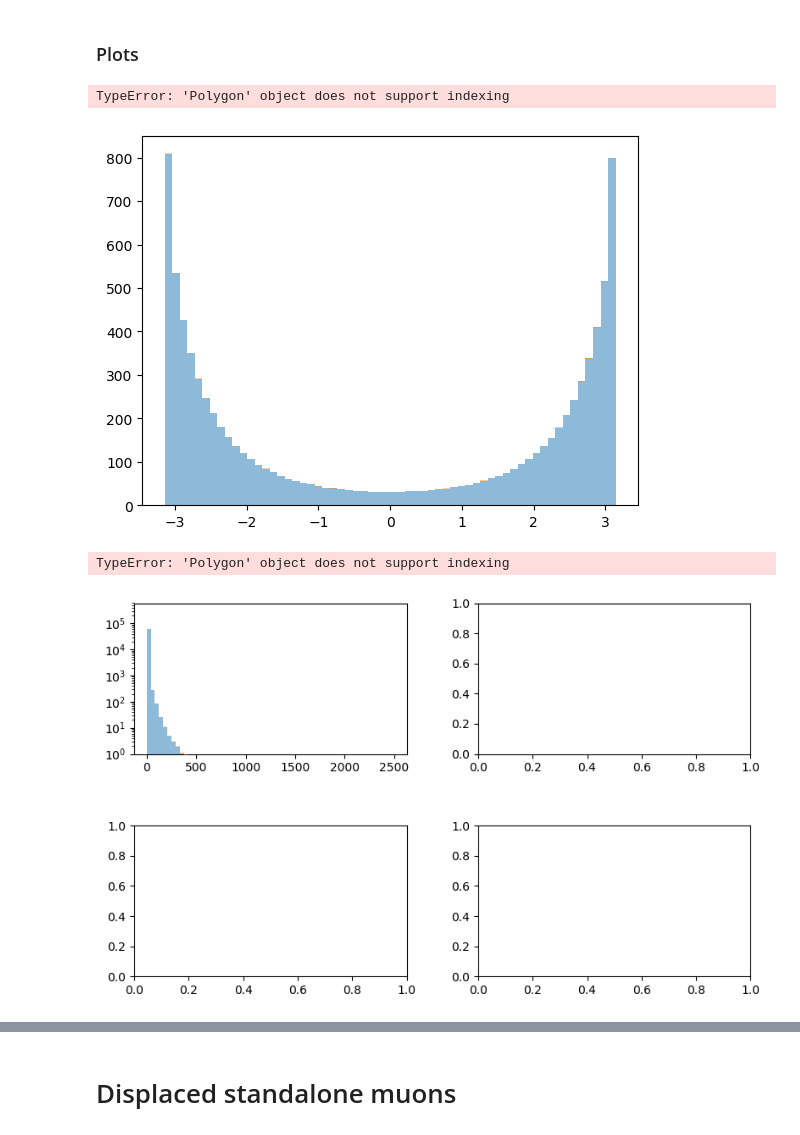
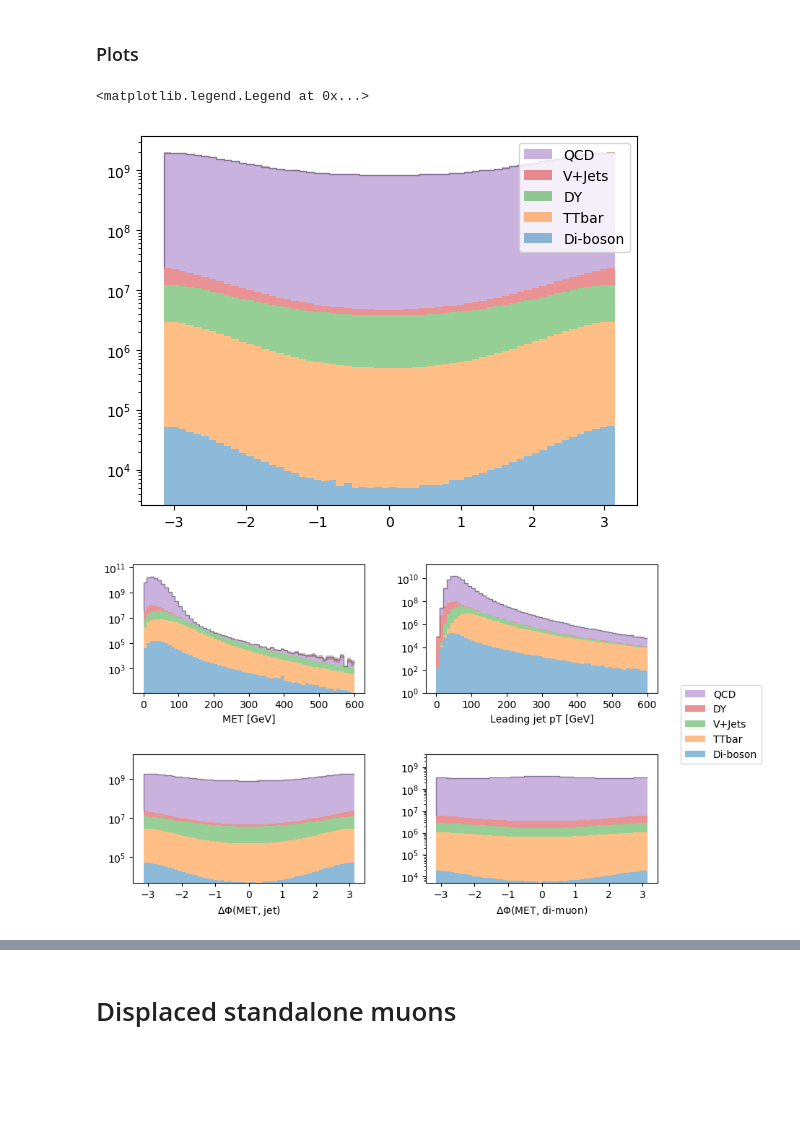
Before and after one commit to afrankenthal/iDM-analysis-plotting, a Jupyter notebook: PlotSignalBkgs.ipynb, the cells around one changed output, grey strips where cells are left out. Drawn from its saved outputs; the diff is of its cells as text; code cells hidden in the pictures; blank space fills up the shorter version.

```diff
--- a/PlotSignalBkgs.ipynb
+++ b/PlotSignalBkgs.ipynb
@@ -57,7 +60,7 @@ all_plot_xlabels = [
     'Leading muon pT [GeV]', 'Subleading muon pT [GeV]', 'dR(muons)', 'Di-muon vertex [cm]'
 ]
 # %%
-with open('config/bkgs3.json') as bkgs_json_file:
+with open('config/bkgs.json') as bkgs_json_file:
     bkgs = json.load(bkgs_json_file)
 # %% [markdown]
 # Global muons
@@ -65,8 +68,8 @@ with open('config/bkgs3.json') as bkgs_json_file:
 with open('data/histos_signal_objects_gbm.dat', 'rb') as file:
     histos_signal_from_file_gbm = pickle.load(file)
 # %%
-#with open('data/histos_bkgs_objects_gbm.dat', 'rb') as file:
-with open('histos_bkgs_objects_gbm.dat', 'rb') as file:
+with open('data/histos_bkgs_objects_gbm.dat', 'rb') as file:
+#with open('histos_bkgs_objects_gbm.dat', 'rb') as file:
     histos_bkgs_from_file_gbm = pickle.load(file)
 # %%
 luminosity = 59.97 * 1000 # 1/pb
@@ -173,36 +177,36 @@ plot_var = 'metjetphi'
 cut=0
 labels = []
 grp_histos = {}
 for bkg, properties in bkgs.items():
     grp = properties['group']
     if grp not in grp_histos:
         grp_histos[grp] = HCont.HistogramContainer()
     # self.histos[plot_var][bkg].set_weight(properties['weight'])
     # FIXME placeholder while H.C. doesn't have set_weight
     grp_histos[grp].counts[cut] += histos[plot_var][bkg].counts[cut] * properties['weight']
     grp_histos[grp].edges = histos[plot_var][bkg].edges
     grp_histos[grp].wgt_sqrd[cut] = grp_histos[grp].wgt_sqrd[cut].add(
         histos[plot_var][bkg].wgt_sqrd[cut] * properties['weight']**2, fill_value=0)
 
 sorted_keys = sorted(grp_histos, key=lambda obj: max(grp_histos[obj].counts[0]))
 sorted_grp_histos = OrderedDict()
 for key in sorted_keys:
 #     if 'DY' not in key: continue
     sorted_grp_histos[key] = grp_histos[key]
     labels.append(key)
 
 fig, axis = plt.subplots()
-plot_stacked_binned_data(axis, histos['metjetphi']['NoBPTX'].edges,
+plot_stacked_binned_data(axis, histos['metjetphi']['ZZTo2L2Nu'].edges,
                        np.array([sorted_grp_histos[grp].counts[0] for grp in sorted_grp_histos]),
                       [sorted_grp_histos[grp].wgt_sqrd[0] for grp in sorted_grp_histos], label=labels);
 
 axis.set_yscale('log', nonposy='clip')
 # axis.set_ylim(bottom = 1)
 
 axis.legend()
 # %% [output]
-TypeError: 'Polygon' object does not support indexing
+<matplotlib.legend.Legend at 0x...>
-[figure, old version]
+[figure, new version]
 # %%
 plt_maker = PM.PlotMaker(histos, bkgs)
 
@@ -216,8 +220,7 @@ for idx, var in enumerate(metjet_plot_vars):
 
 axes1[0,1].legend(loc=(1.1,-0.55));
 # %% [output]
-TypeError: 'Polygon' object does not support indexing
-[figure, old version]
+[figure, new version]
 # %%
 plt_maker = PM.PlotMaker(histos, bkgs, ['5p25', '60p0'])
 
```
Also changed, not shown: parts of 9 cells of this notebook, 6 other files.
